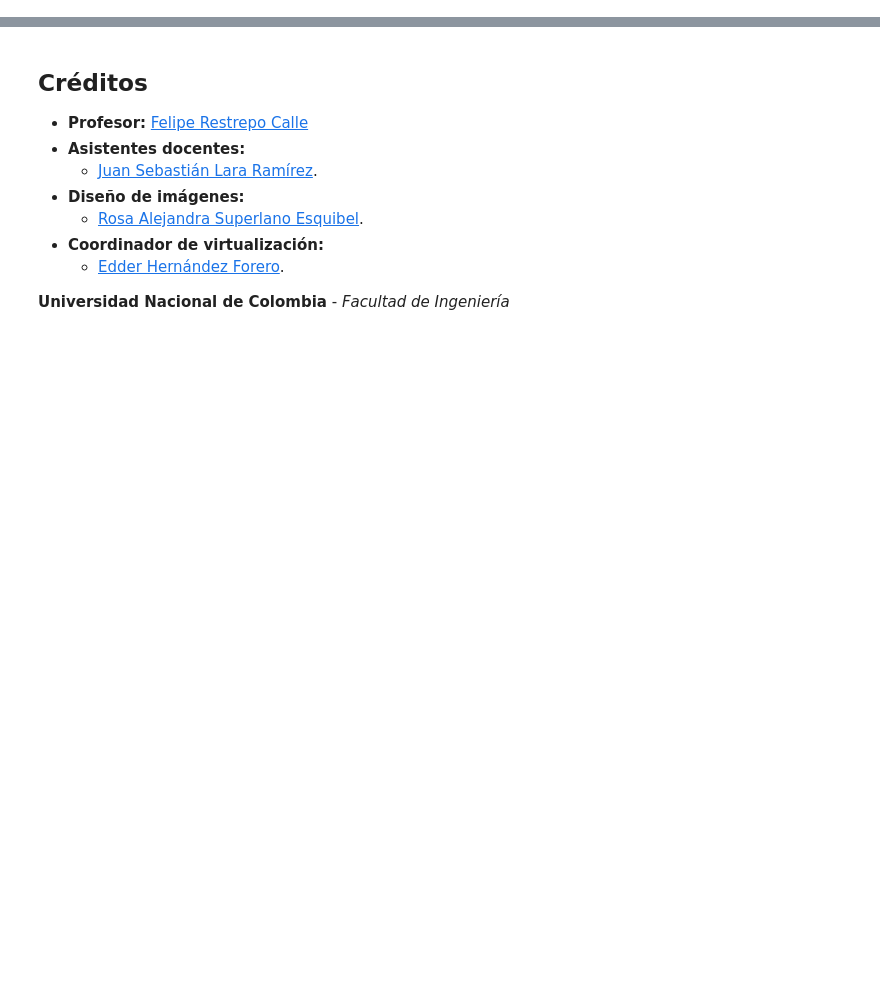
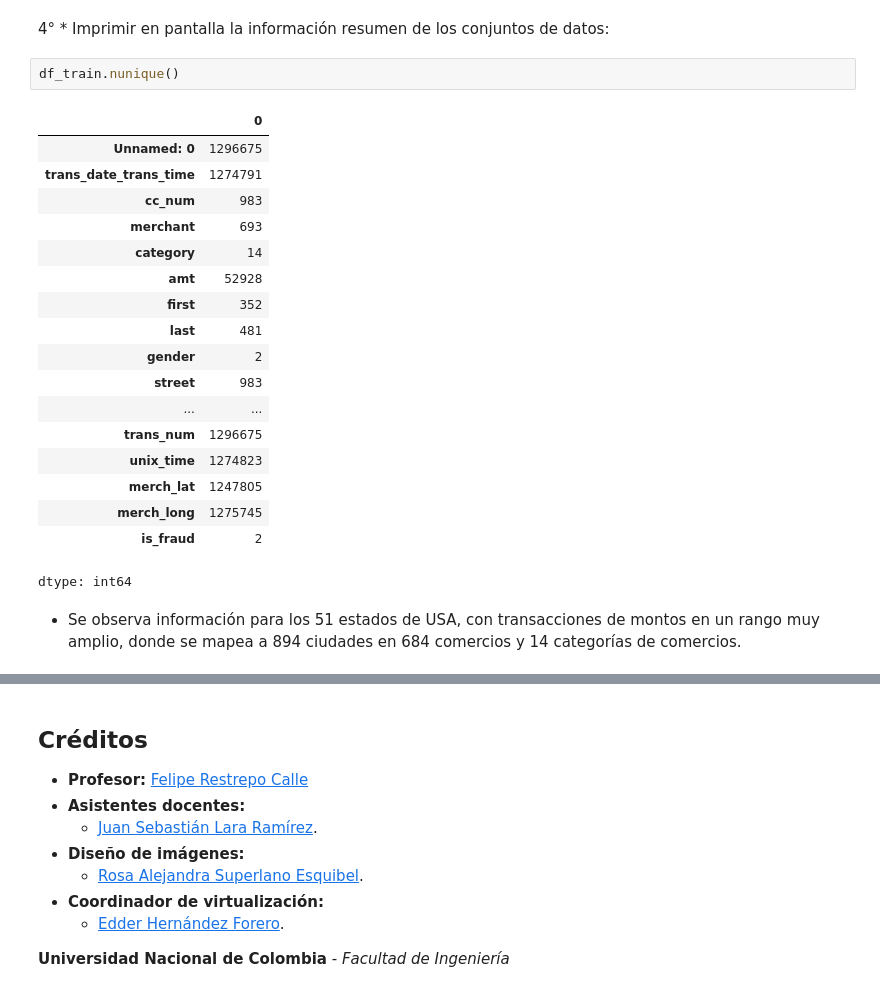
Before and after one commit to cecordobat/MLDS6, a Jupyter notebook: docs/data/Entrega_2.ipynb, the cells around one changed output, grey strips where cells are left out. Drawn from its saved outputs; the diff is of its cells as text; blank space fills up the shorter version.

```diff
--- a/docs/data/Entrega_2.ipynb
+++ b/docs/data/Entrega_2.ipynb
@@ -556,0 +197,25 @@ trouble sleeping confused mind restless heart tune
+# %% [markdown]
+4° * Imprimir en pantalla la información resumen de los conjuntos de datos:
+# %%
+df_train.nunique()
+# %% [output]
+|  | 0 |
+| Unnamed: 0 | 1296675 |
+| trans_date_trans_time | 1274791 |
+| cc_num | 983 |
+| merchant | 693 |
+| category | 14 |
+| amt | 52928 |
+| first | 352 |
+| last | 481 |
+| gender | 2 |
+| street | 983 |
+| ... | ... |
+| trans_num | 1296675 |
+| unix_time | 1274823 |
+| merch_lat | 1247805 |
+| merch_long | 1275745 |
+| is_fraud | 2 |
+dtype: int64
+# %% [markdown]
+* Se observa información para los 51 estados de USA, con transacciones de montos en un rango muy amplio, donde se mapea a 894 ciudades en 684 comercios y 14 categorías de comercios.
```
Also changed, not shown: parts of 69 cells of this notebook.
